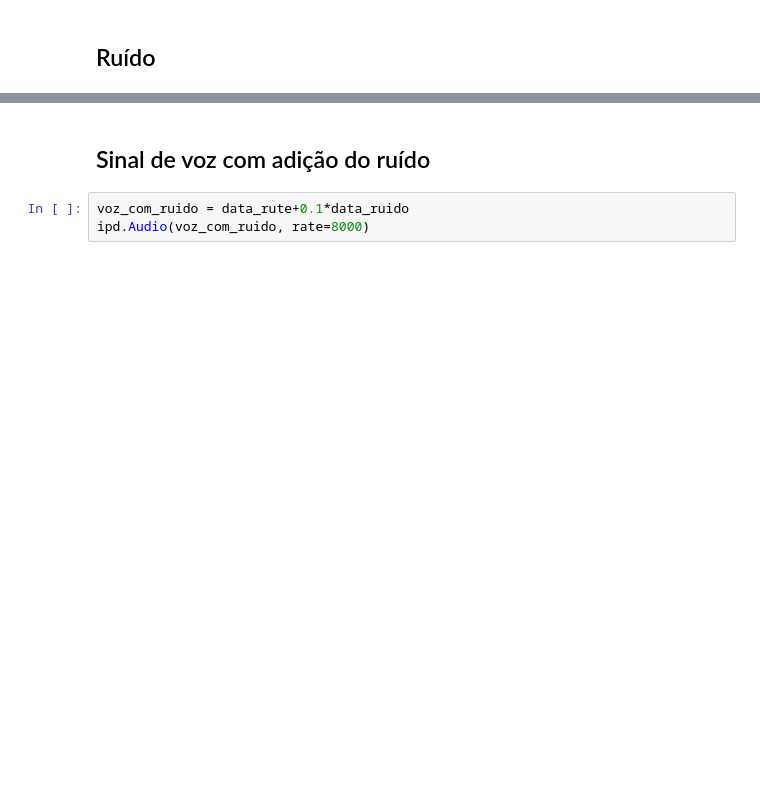
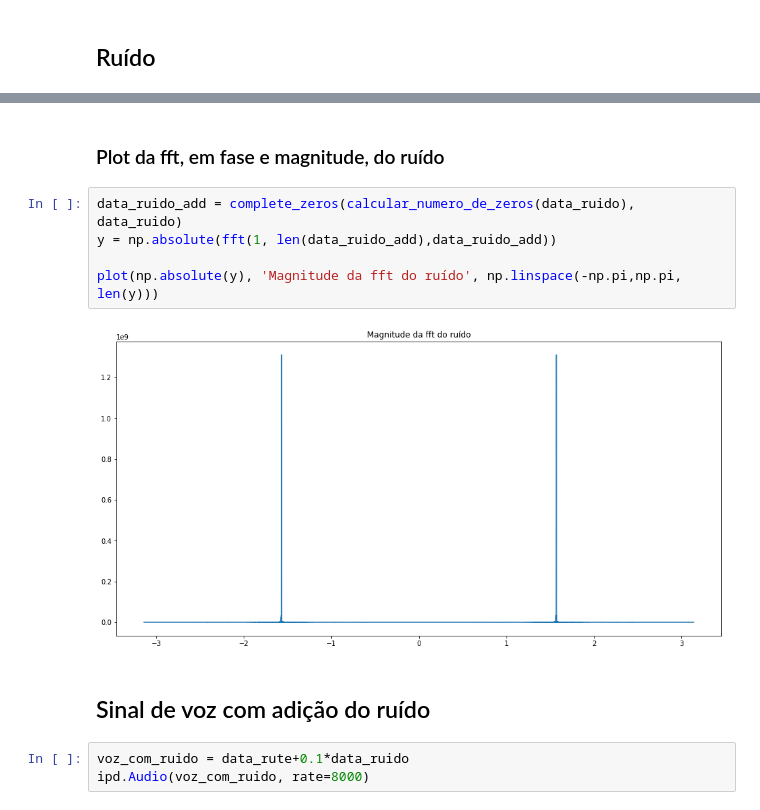
Before and after one commit to ruteee/ConvolucaoFrequencia, a Jupyter notebook: Trabalho pds.ipynb, the cells around one changed output, grey strips where cells are left out. Cells and saved outputs as stored; diff of their text form; blank space fills up the shorter version.

```diff
--- a/Trabalho pds.ipynb
+++ b/Trabalho pds.ipynb
@@ -231,6 +242,15 @@ ipd.Audio(data_rute, rate=8000)
 ipd.Audio(data_ruido, rate=8000)
 # %% [output]
 [interactive output not drawn]
+# %% [markdown]
+### Plot da fft, em fase e magnitude, do ruído
+# %%
+data_ruido_add = complete_zeros(calcular_numero_de_zeros(data_ruido), data_ruido)
+y = np.absolute(fft(1, len(data_ruido_add),data_ruido_add))
+
+plot(np.absolute(y), 'Magnitude da fft do ruído', np.linspace(-np.pi,np.pi, len(y)))
+# %% [output]
+[figure, added]
 # %% [markdown]
 ## Sinal de voz com adição do ruído
 # %%
```
Also changed, not shown: parts of 28 cells of this notebook.
